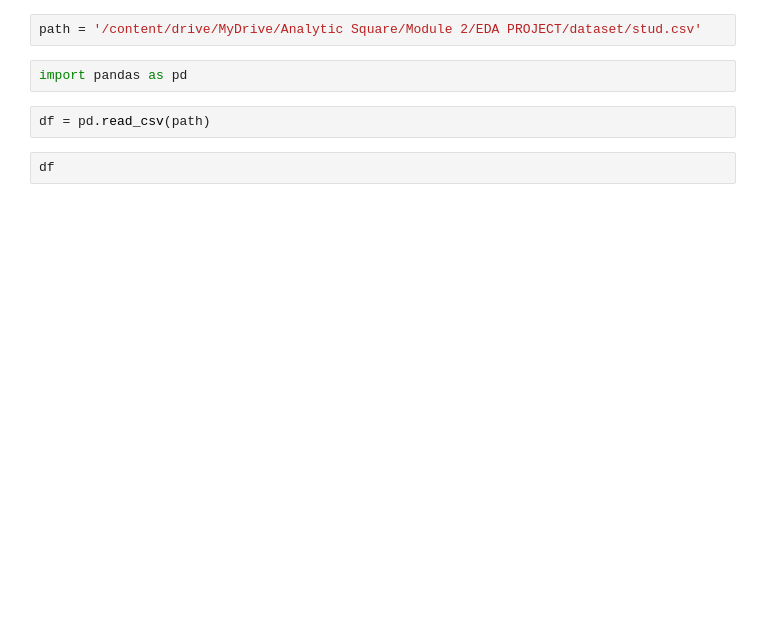
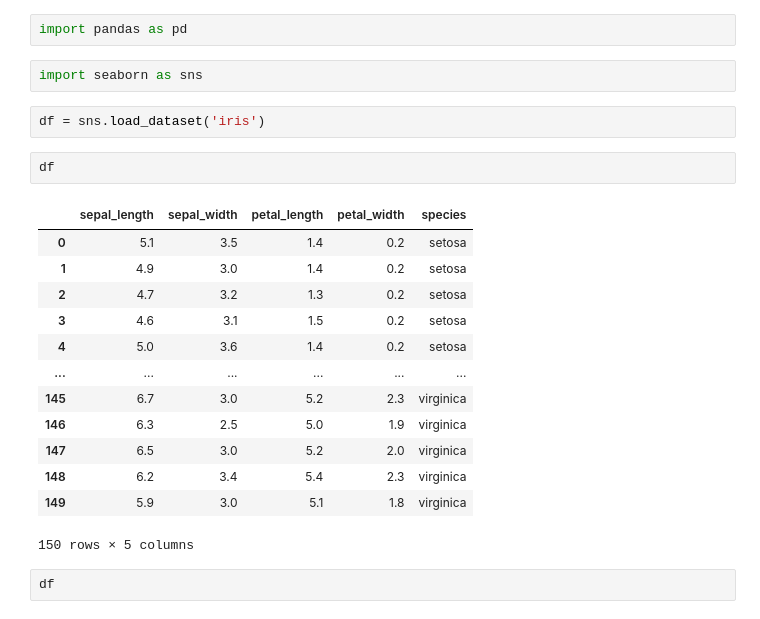
Before and after one commit to yadavkumarpankaj/EDA-PRACTICE, a Jupyter notebook: EDA_PROJECT_FOR_PRACTICE.ipynb, the cells around one changed output. Saved outputs shown, nothing was run; the diff lists cells and outputs as text; blank space fills up the shorter version.

Commit message:
Update EDA_PROJECT_FOR_PRACTICE.ipynb
Changes dataset from student one to iris through sns.load_dataset

```diff
--- a/EDA_PROJECT_FOR_PRACTICE.ipynb
+++ b/EDA_PROJECT_FOR_PRACTICE.ipynb
@@ -8,9 +3,25 @@ Drive already mounted at /content/drive; to attempt to forcibly remount, call dr
-# %%
-path = '/content/drive/MyDrive/Analytic Square/Module 2/EDA PROJECT/dataset/stud.csv'
 # %%
 import pandas as pd
-# %%
-df = pd.read_csv(path)
+# %%
+import seaborn as sns
+# %%
+df = sns.load_dataset('iris')
+# %%
+df
+# %% [output]
+|  | sepal_length | sepal_width | petal_length | petal_width | species |
+| 0 | 5.1 | 3.5 | 1.4 | 0.2 | setosa |
+| 1 | 4.9 | 3.0 | 1.4 | 0.2 | setosa |
+| 2 | 4.7 | 3.2 | 1.3 | 0.2 | setosa |
+| 3 | 4.6 | 3.1 | 1.5 | 0.2 | setosa |
+| 4 | 5.0 | 3.6 | 1.4 | 0.2 | setosa |
+| ... | ... | ... | ... | ... | ... |
+| 145 | 6.7 | 3.0 | 5.2 | 2.3 | virginica |
+| 146 | 6.3 | 2.5 | 5.0 | 1.9 | virginica |
+| 147 | 6.5 | 3.0 | 5.2 | 2.0 | virginica |
+| 148 | 6.2 | 3.4 | 5.4 | 2.3 | virginica |
+| 149 | 5.9 | 3.0 | 5.1 | 1.8 | virginica |
+150 rows × 5 columns
 # %%
 df
 # %% [output]
```
Also changed, not shown: parts of 1 cell of this notebook.
